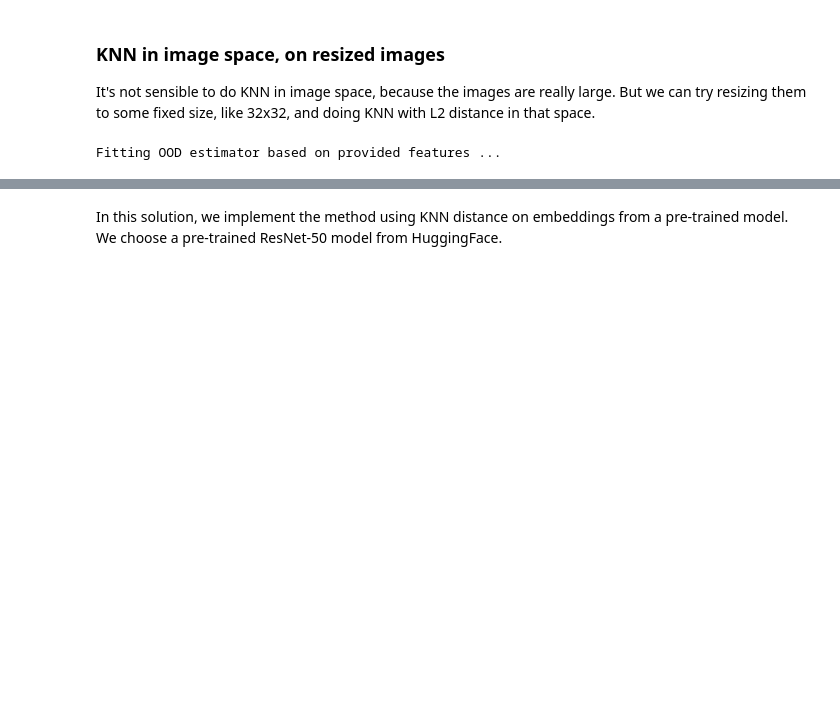
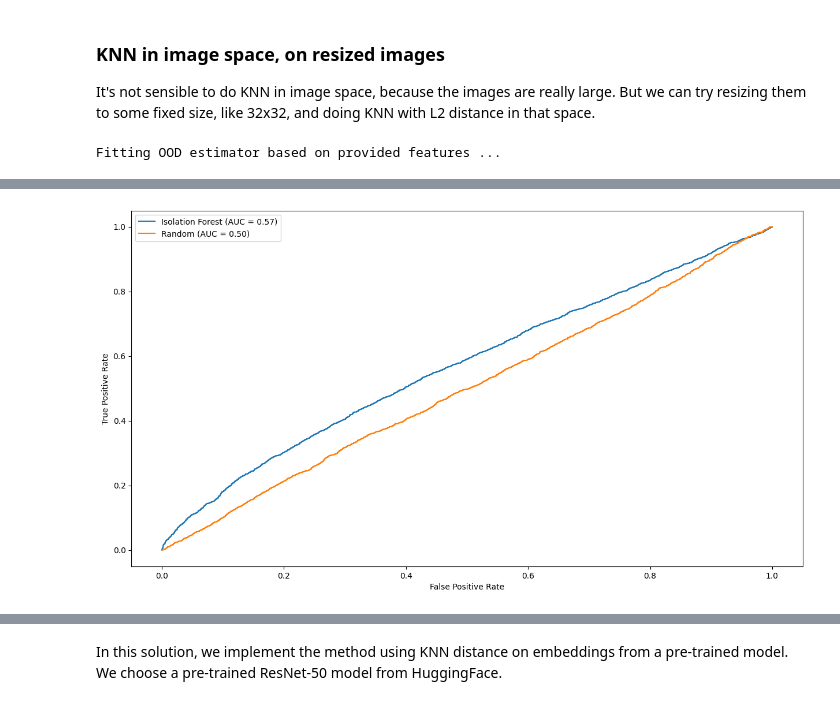
Before and after one commit to dcai-course/dcai-lab, a Jupyter notebook: outliers/Solution - Outliers.ipynb, the cells around one changed output, grey strips where cells are left out. Saved outputs shown, nothing was run; the diff lists cells and outputs as text; code cells hidden in the pictures; blank space fills up the shorter version.

```diff
--- a/outliers/Solution - Outliers.ipynb
+++ b/outliers/Solution - Outliers.ipynb
@@ -151,0 +167,27 @@ plot_roc(tiny_ood_scores, 'Tiny Images KNN', mean_pixel_ood_scores, 'Mean Pixel'
+# %%
+def compute_histograms(paths):
+    all_hists = []
+    for path in tqdm(paths):
+        x = np.asarray(PIL.Image.open(path).convert('RGB').resize((256, 256)))
+        hists = []
+        for c in range(3):
+            hist, _ = np.histogram(x[:,:,c], bins=32, range=(0, 256))
+            hists.append(hist)
+        hist = np.concatenate(hists)
+        all_hists.append(hist)
+    return np.stack(all_hists)
+# %%
+train_histograms = compute_histograms(train_files)
+# %%
+test_histograms = compute_histograms(test_files)
+# %%
+from sklearn.ensemble import IsolationForest
+
+isolation_forest = IsolationForest(random_state=42)
+isolation_forest.fit(train_histograms)
+
+isolation_scores = -isolation_forest.score_samples(test_histograms) # negate, so higher score = more abnormal
+# %%
+plot_roc(isolation_scores, 'Isolation Forest', random_ood_scores, 'Random')
+# %% [output]
+[figure, added]
```
Also changed, not shown: parts of 12 cells of this notebook, 1 other file.
